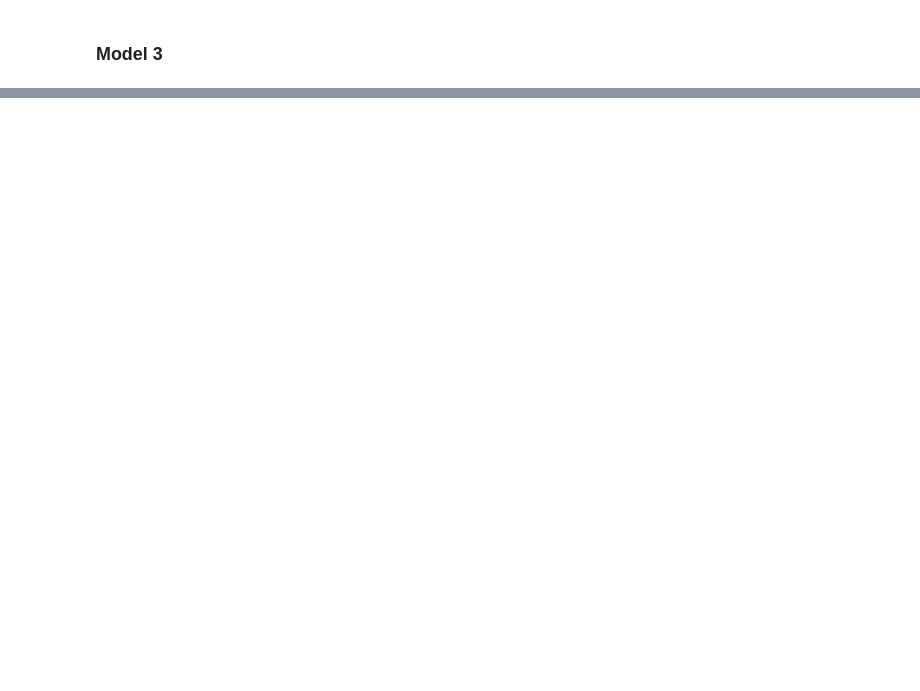
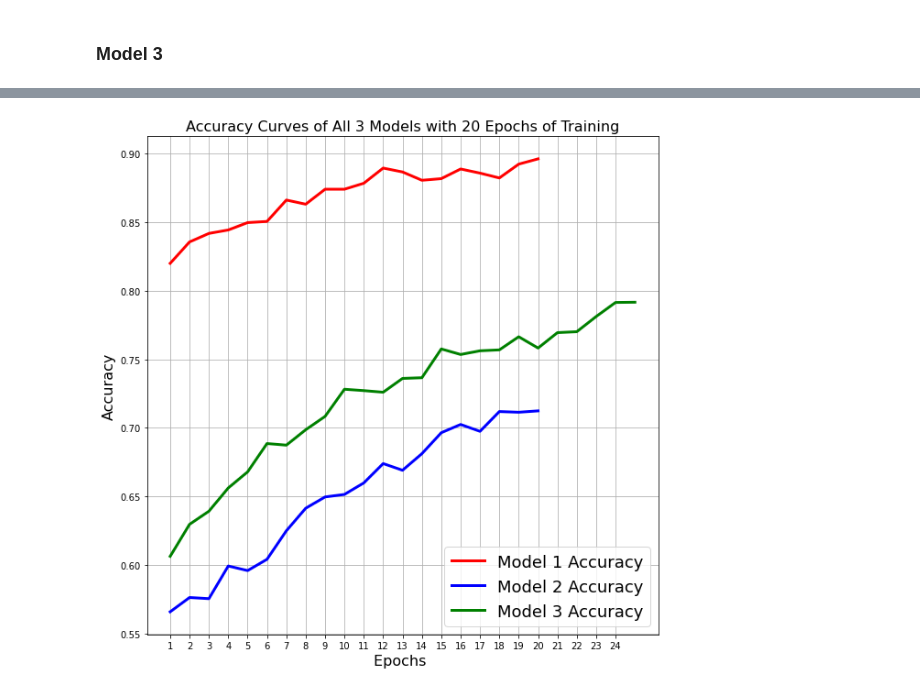
Before and after one commit to Grieze/CSC-767, a Jupyter notebook: Project 1/CNN Project.ipynb, the cells around one changed output, grey strips where cells are left out. Cells and saved outputs as stored; diff of their text form; code cells hidden in the pictures; blank space fills up the shorter version.

```diff
--- a/Project 1/CNN Project.ipynb
+++ b/Project 1/CNN Project.ipynb
@@ -101,7 +101,7 @@ from tensorflow.keras.layers import Conv2D, MaxPooling2D
 
 model = Sequential()
 # Layer 1
-model.add(Conv2D(128, (3, 3), activation = 'relu', input_shape=(150,150,1)))
+model.add(Conv2D(128, (3, 3), activation = 'relu', input_shape=(IMG_SIZE,IMG_SIZE,1)))
 model.add(MaxPooling2D(pool_size=(2, 2)))
 # Layer 2
 model.add(Conv2D(128, (3, 3), activation = 'relu'))
@@ -122,7 +122,7 @@ model.add(Dense(512, activation='relu', kernel_initializer='glorot_normal', kern
 model.add(layers.BatchNormalization())
 # Layer 8
 model.add(Dense(512, activation='relu', kernel_initializer='glorot_normal', kernel_regularizer=keras.regularizers.l2(0.001)))
-model.add(layers.Dropout(0.45))
+model.add(layers.Dropout(0.4))
 # Layer 9
 model.add(Dense(6))
 model.add(Activation('relu'))
@@ -135,3 +153,3 @@ model.summary()
 # %%
-model.fit(X_train, y_train, batch_size=128, epochs=20,
+model1 = model.fit(X_train, y_train, batch_size=128, epochs=25,
                                    verbose=1, validation_data=(X_valid, y_valid))
@@ -201,7 +225,7 @@ Trainable params: 9,981,574
 Non-trainable params: 0
 _________________________________________________________________
 # %%
-model2.fit(X_train, y_train, batch_size=128, epochs=20,
+model2 = model2.fit(X_train, y_train, batch_size=128, epochs=25,
                                    verbose=1, validation_data=(X_valid, y_valid))
 # %% [output]
 Train on 5956 samples, validate on 1702 samples
@@ -276,5 +299,5 @@ Trainable params: 19,450,886
 Non-trainable params: 0
 _________________________________________________________________
 # %%
-model3.fit(X_train, y_train, batch_size=256, epochs=25,
+model3 = model3.fit(X_train, y_train, batch_size=256, epochs=25,
                                    verbose=1, validation_data=(X_valid, y_valid))
@@ -280,0 +322,14 @@ model3.fit(X_train, y_train, batch_size=256, epochs=25,
+# %%
+# Plotting all 3 models accuracy scores
+plt.figure(figsize=[10,10])
+plt.plot(model1.history['accuracy'], 'r', linewidth=3.0)
+plt.plot(model2.history['accuracy'],'b',linewidth=3.0)
+plt.plot(model3.history['accuracy'],'g',linewidth=3.0)
+plt.legend(['Model 1 Accuracy', 'Model 2 Accuracy', 'Model 3 Accuracy'],fontsize=18)
+plt.xlabel('Epochs ',fontsize=16)
+plt.xticks([i for i in range(0,24)],[i for i in range(1,25)])
+plt.ylabel('Accuracy',fontsize=16)
+plt.title('Accuracy Curves of All 3 Models with 20 Epochs of Training',fontsize=16)
+plt.grid()
+# %% [output]
+[figure, added]
```
Also changed, not shown: parts of 20 cells of this notebook.
